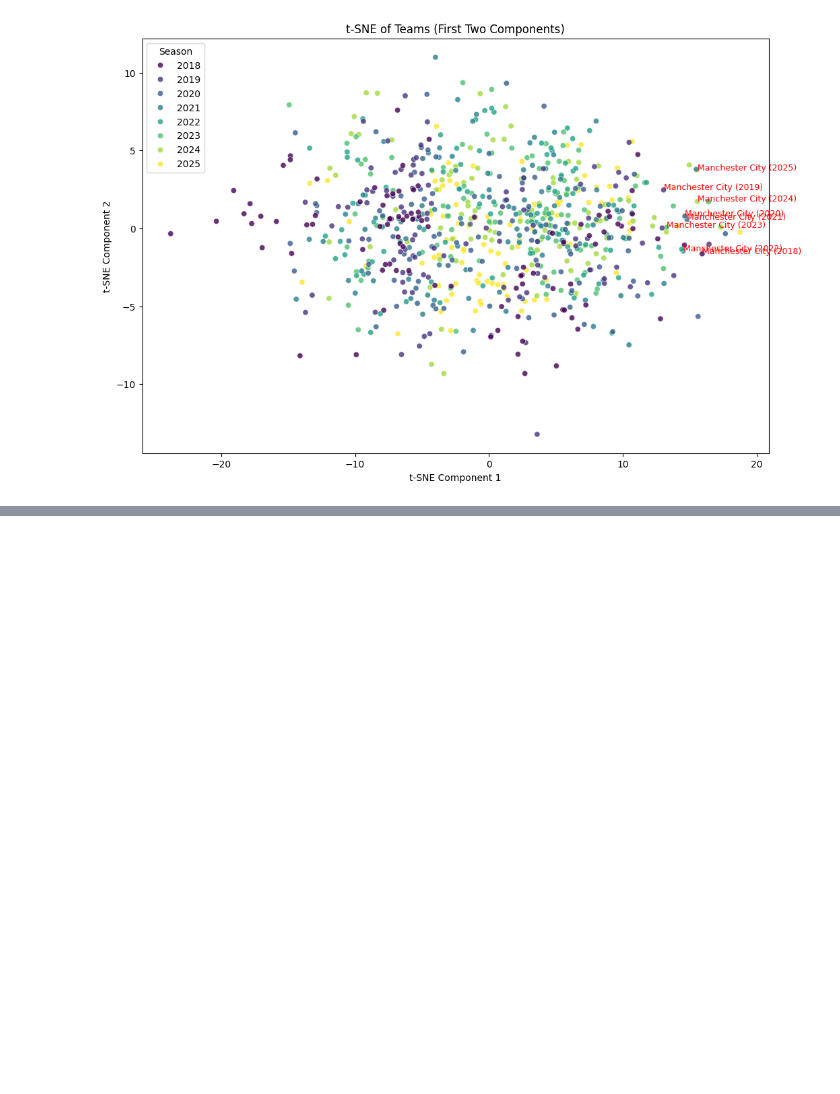
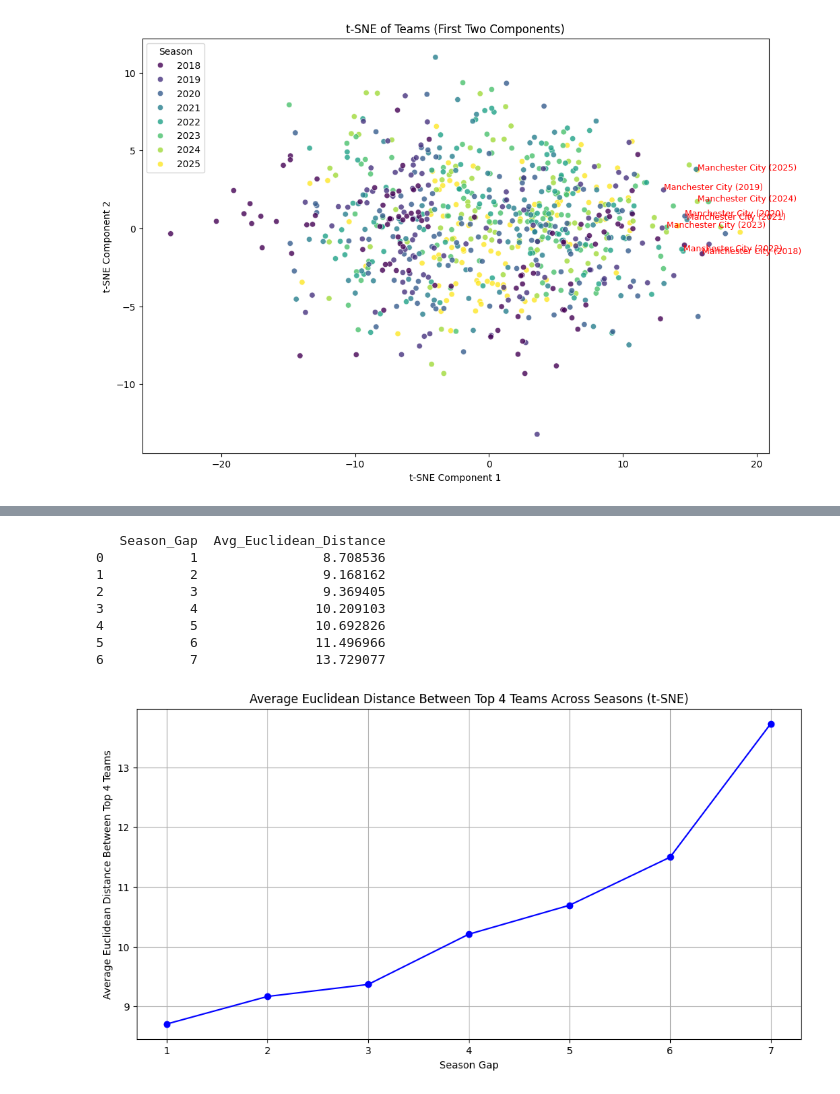
Before and after one commit to Football-Investigations/ThePepEffect, a Jupyter notebook: analysis/ThePepEffect.ipynb, the cells around one changed output, grey strips where cells are left out. Drawn from its saved outputs; the diff is of its cells as text; code cells hidden in the pictures; blank space fills up the shorter version.

```diff
--- a/analysis/ThePepEffect.ipynb
+++ b/analysis/ThePepEffect.ipynb
@@ -266,29 +250,21 @@ plt.show()
 # %%
-import matplotlib.pyplot as plt
-import seaborn as sns
-from sklearn.manifold import TSNE
-
 # Assuming 'pca' and 'df_filtered' are already defined in previous code blocks
 # and 'points_per_match' is a column in your dataset
 
-# Step 1: Prepare Data for t-SNE (exclude "team", "season", "points_per_match", "league")
 teams_data_all = df_filtered.drop(columns=["team", "season", "points_per_match", "league"], errors="ignore")
-teams_data_all = teams_data_all.select_dtypes(include=[np.number])  # Keep only numerical columns
-teams_data_all = teams_data_all.set_index(df_filtered["team"])  # Keep "team" as index
+teams_data_all = teams_data_all.select_dtypes(include=[np.number])
+teams_data_all = teams_data_all.set_index(df_filtered["team"])
 
-# Step 2: Standardize Data Before t-SNE
 teams_scaled_all = scaler.transform(teams_data_all)
 
-# Step 3: Perform t-SNE with the 'exact' method
 tsne = TSNE(n_components=10, method='exact', random_state=42)
 tsne_result = tsne.fit_transform(teams_scaled_all)
 
-# Step 4: Create a DataFrame for t-SNE Results, keeping "team" and "points_per_match"
 tsne_columns = [f"t-SNE{i+1}" for i in range(10)]
 tsne_df = pd.DataFrame(tsne_result, index=teams_data_all.index, columns=tsne_columns)
-tsne_df["points_per_match"] = df_filtered.set_index("team")["points_per_match"]  # Re-add "points_per_match" for coloring
+tsne_df["points_per_match"] = df_filtered.set_index("team")["points_per_match"]
+tsne_df["season"] = df_filtered.set_index("team")["season"]
 
-# Step 5: Plot t-SNE (first two components)
 plt.figure(figsize=(8, 6))
 plt.scatter(tsne_df["t-SNE1"], tsne_df["t-SNE2"], c=tsne_df["points_per_match"], cmap='YlOrRd', s=50)
 plt.colorbar(label='Points per Match')
@@ -432,0 +411,58 @@ KeyError: 'season'
+# %%
+
+# Step 1: Extract unique seasons and sort them
+seasons = sorted(top_4_per_season["season"].unique(), key=int)
+
+# Step 2: Compute Euclidean distance between top 4 teams that are n seasons apart
+season_gaps = range(1, len(seasons))  # 1 season apart, 2 seasons apart, etc.
+season_gap_distances = []
+
+for gap in season_gaps:
+    distances_for_gap = []
+
+    for i in range(len(seasons) - gap):
+        season_1 = seasons[i]
+        season_2 = seasons[i + gap]
+
+        # Extract t-SNE components for both seasons (only top 4 teams)
+        season_1_data = top_4_per_season[top_4_per_season["season"] == season_1].filter(like="t-SNE")
+        season_2_data = top_4_per_season[top_4_per_season["season"] == season_2].filter(like="t-SNE")
+
+        # Ensure both seasons have data
+        if season_1_data.shape[0] > 0 and season_2_data.shape[0] > 0:
+            # Compute pairwise Euclidean distances between teams from different seasons
+            distances = cdist(season_1_data.values, season_2_data.values, metric="euclidean")
+
+            # Compute the average distance
+            avg_distance = np.mean(distances)
+            distances_for_gap.append(avg_distance)
+
+    # Compute the average distance for the given season gap
+    if distances_for_gap:
+        season_gap_distances.append({"Season_Gap": gap, "Avg_Euclidean_Distance": np.mean(distances_for_gap)})
+
+# Convert to DataFrame
+season_gap_distance_df = pd.DataFrame(season_gap_distances)
+
+# Display the table
+print(season_gap_distance_df)
+
+# Step 3: Plot the distances for visualization
+plt.figure(figsize=(12, 6))
+plt.plot(season_gap_distance_df["Season_Gap"], season_gap_distance_df["Avg_Euclidean_Distance"], marker='o', linestyle='-', color='blue')
+plt.xlabel("Season Gap")
+plt.ylabel("Average Euclidean Distance Between Top 4 Teams")
+plt.title("Average Euclidean Distance Between Top 4 Teams Across Seasons (t-SNE)")
+plt.grid(True)
+plt.xticks(season_gap_distance_df["Season_Gap"])
+plt.show()
+# %% [output]
+   Season_Gap  Avg_Euclidean_Distance
+0           1                8.708536
+1           2                9.168162
+2           3                9.369405
+3           4               10.209103
+4           5               10.692826
+5           6               11.496966
+6           7               13.729077
+[figure, added]
```
Also changed, not shown: parts of 18 cells of this notebook, 1 other file.
